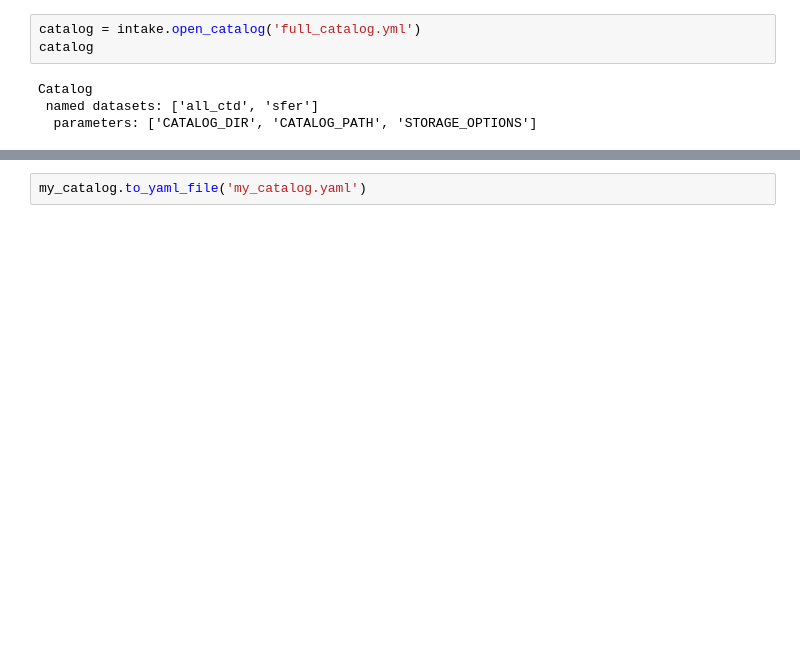
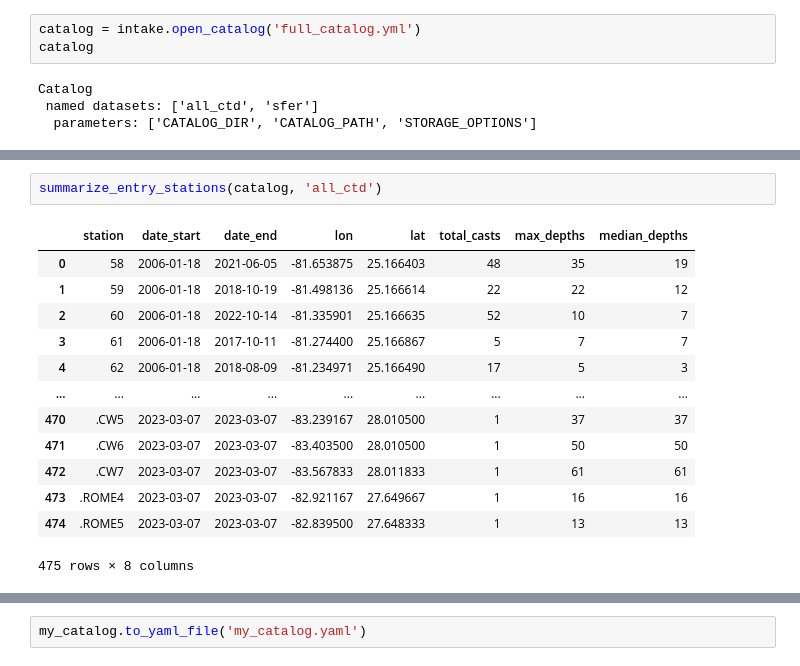
Before and after one commit to axiom-data-science/fresca-catalog, a Jupyter notebook: example.ipynb, the cells around one changed output, grey strips where cells are left out. Drawn from its saved outputs; the diff is of its cells as text; blank space fills up the shorter version.

```diff
--- a/example.ipynb
+++ b/example.ipynb
@@ -82,3 +114,19 @@ filtered_catalog
 # %% [output]
 Catalog
  named datasets: ['all_ctd']
+# %%
+summarize_entry_stations(catalog, 'all_ctd')
+# %% [output]
+|  | station | date_start | date_end | lon | lat | total_casts | max_depths | median_depths |
+| 0 | 58 | 2006-01-18 | 2021-06-05 | -81.653875 | 25.166403 | 48 | 35 | 19 |
+| 1 | 59 | 2006-01-18 | 2018-10-19 | -81.498136 | 25.166614 | 22 | 22 | 12 |
+| 2 | 60 | 2006-01-18 | 2022-10-14 | -81.335901 | 25.166635 | 52 | 10 | 7 |
+| 3 | 61 | 2006-01-18 | 2017-10-11 | -81.274400 | 25.166867 | 5 | 7 | 7 |
+| 4 | 62 | 2006-01-18 | 2018-08-09 | -81.234971 | 25.166490 | 17 | 5 | 3 |
+| ... | ... | ... | ... | ... | ... | ... | ... | ... |
+| 470 | .CW5 | 2023-03-07 | 2023-03-07 | -83.239167 | 28.010500 | 1 | 37 | 37 |
+| 471 | .CW6 | 2023-03-07 | 2023-03-07 | -83.403500 | 28.010500 | 1 | 50 | 50 |
+| 472 | .CW7 | 2023-03-07 | 2023-03-07 | -83.567833 | 28.011833 | 1 | 61 | 61 |
+| 473 | .ROME4 | 2023-03-07 | 2023-03-07 | -82.921167 | 27.649667 | 1 | 16 | 16 |
+| 474 | .ROME5 | 2023-03-07 | 2023-03-07 | -82.839500 | 27.648333 | 1 | 13 | 13 |
+475 rows × 8 columns
```
Also changed, not shown: parts of 31 cells of this notebook.
